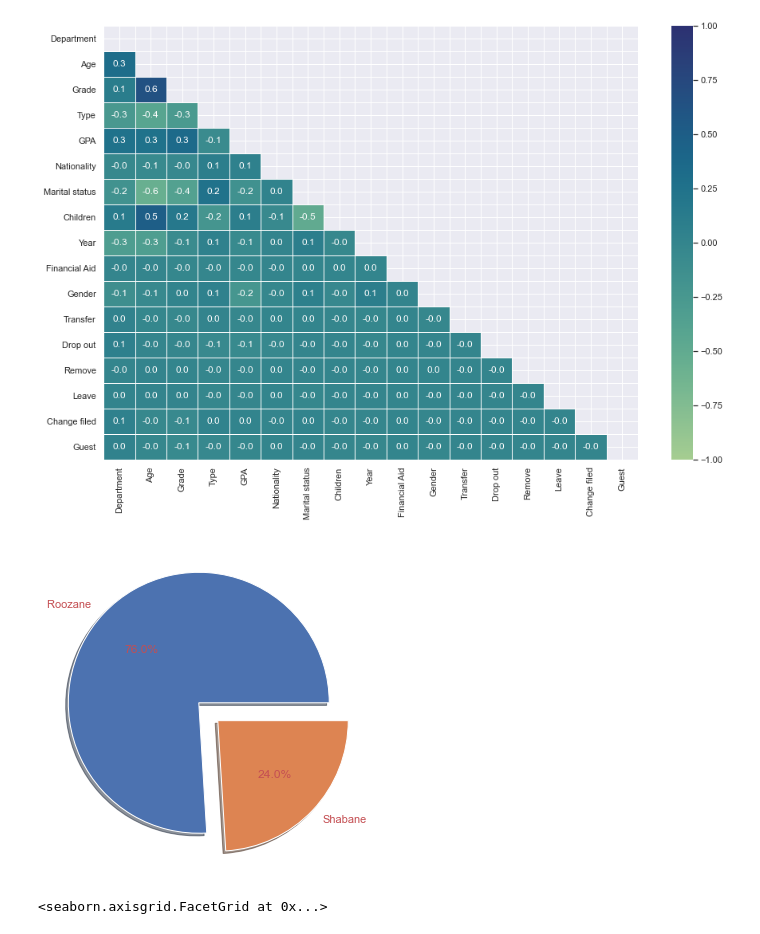
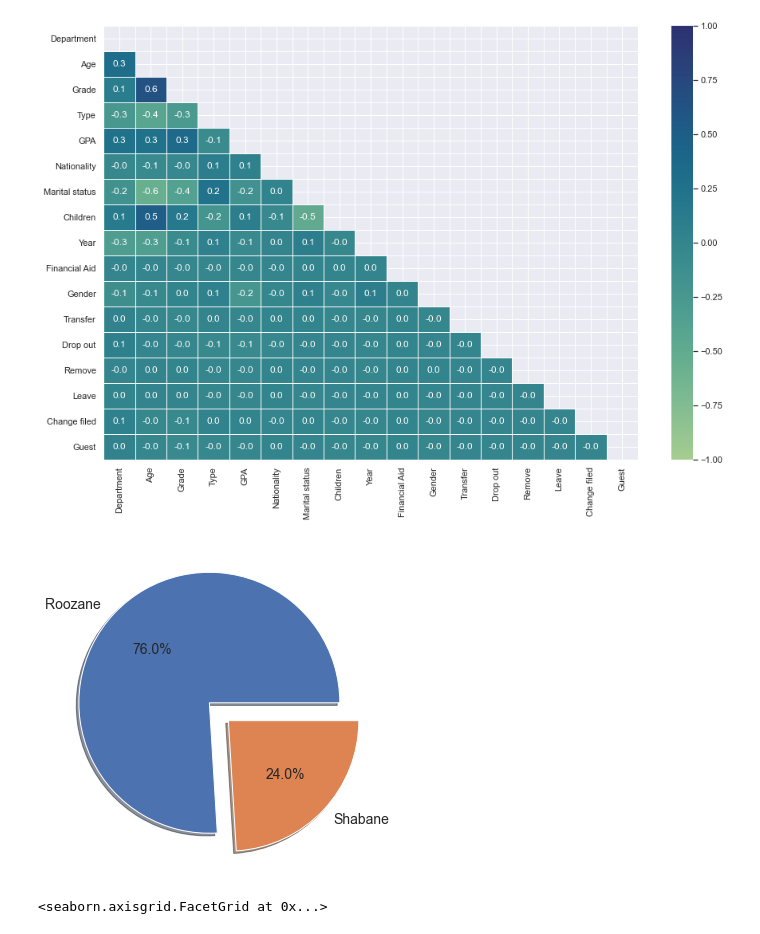
Before and after one commit to mghasemi19/ML_EconEduc, a Jupyter notebook: Type_classification.ipynb, the cells around one changed output. Drawn from its saved outputs; the diff is of its cells as text; code cells hidden in the pictures.

Commit message:
Fix minor issue in pie plot

```diff
--- a/Type_classification.ipynb
+++ b/Type_classification.ipynb
@@ -143,10 +143,11 @@ sns.heatmap(df_test.corr(), annot=True, linewidth=.5, vmin = -1, vmax = 1, cmap=
 # %%
 plt.figure(figsize=(8,6))
 counts_male = df_test[df_test['Type']==1].shape[0]
 counts_female = df_test[df_test['Type']==0].shape[0]
-plt.pie([counts_male, counts_female], explode=[0.1,0.1], shadow=True, labels=['Roozane ','Shabane'], textprops={'color':"r"}, autopct='%1.1f%%');
+plt.pie([counts_male, counts_female], explode=[0.1,0.1], shadow=True, labels=['Roozane ','Shabane'], textprops={'fontsize': 14}, autopct='%1.1f%%');
+#plt.pie([counts_male, counts_female], explode=[0.1,0.1], shadow=True, labels=['Roozane ','Shabane'], autopct='%1.1f%%');
 # %% [output]
-[figure, old version]
+[figure, new version]
 # %%
 sns.displot(df_test, x= 'GPA', hue=df_test['Type'], kde=True, height=5, aspect=1.6)
 # %% [output]
```
